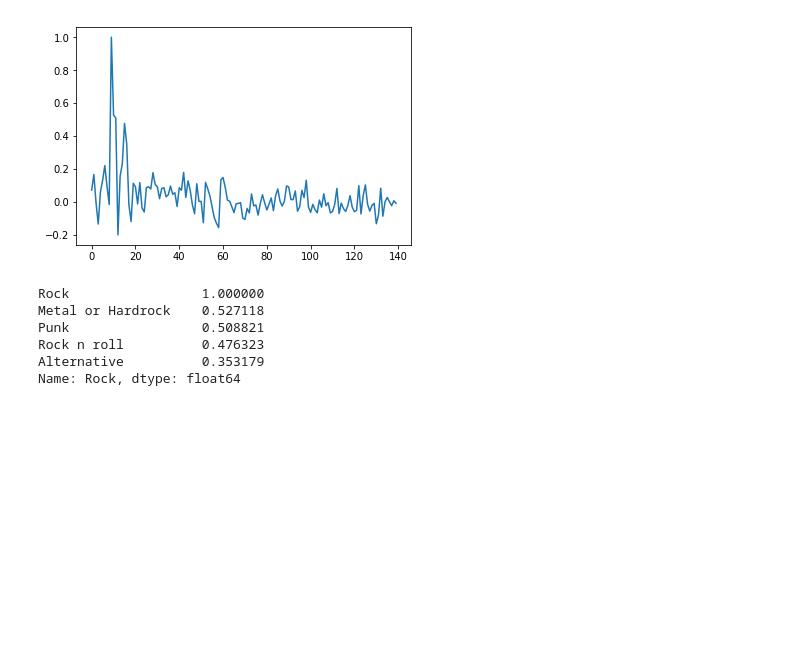
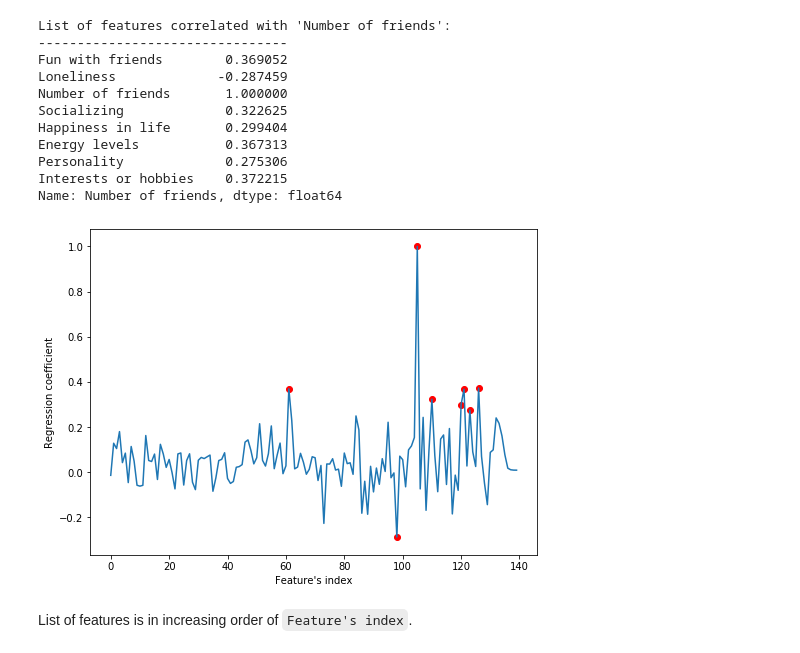
Before and after one commit to KrystianPlackowski/Young-People-Survey, a Jupyter notebook: main.ipynb, the cells around one changed output. Saved outputs shown, nothing was run; the diff lists cells and outputs as text; code cells hidden in the pictures; blank space fills up the shorter version.

```diff
--- a/main.ipynb
+++ b/main.ipynb
@@ -30,6 +49,6 @@ responses['Spiders'].plot.hist(bins=11, alpha=0.5)
 # %%
 music = responses.loc[:,'Dance':'Opera']
-movie = responses.loc[:,'Horror':'Action']
+movies = responses.loc[:,'Horror':'Action']
 hobbies = responses.loc[:,'History':'Pets']
-fobias = responses.loc[:,'Flying':'Fear of public speaking']
-personality = responses.loc[:,'Daily events':'Spending on healthy eating']
+phobias = responses.loc[:,'Flying':'Fear of public speaking']
+personality = responses.loc[:,'Daily events':'Spending on healthy eating'].select_dtypes(include=['int','float'])
@@ -53,5 +57,8 @@ corr.style.background_gradient(cmap='coolwarm')
 ### Highter value = more brave
 # %%
-braveness = (50-fobias.sum(axis=1)) / 10 + 1
-braveness.plot.hist(bins=21, alpha=0.5)
+braveness = (50-phobias.sum(axis=1)) / 10 + 1
+braveness.plot.hist(bins=40, alpha=0.5, density = True)
+
+plt.xlabel('Braveness')
+plt.ylabel('Density')
 # %% [output]
@@ -77,2 +81,4 @@ print( responses_.shape, responses_int.shape)
 # %%
-responses_int_filtered = responses_int#[ responses['Gender'] == 'female']
+responses_int_filtered = responses_int[ responses['Gender'] == 'female']
+responses_male = responses_int[ responses['Gender'] == 'male']
+responses_female = responses_int[ responses['Gender'] == 'female']
@@ -81,30 +87,45 @@ responses_int_filtered = responses_int#[ responses['Gender'] == 'female']
 # %%
-FEATURE = 'Rock'
+#FEATURE = 'Loneliness'
+FEATURE = 'Number of friends'
 
+
+
+rcParams['figure.figsize'] = 8,6
 
 cols = responses_int_filtered.columns.to_list()
 
 correlations = [ responses_int_filtered[FEATURE].corr(responses_int_filtered[f]) for f in cols ]
 
-plt.plot(correlations)
-plt.show()
-
 
 df = pd.DataFrame(correlations, columns = ['Correlations'])
-df = df[ abs(df['Correlations']) > 0.3]
-
+df = df[ abs(df['Correlations']) > 0.25]
 
 corr_features = [ cols[f] for f in df.index ]
 
+corr = responses_int_filtered[corr_features].corr().loc[:,FEATURE]#.drop([FEATURE])
+print( "List of features correlated with '{}':".format(FEATURE))
+print( "--------------------------------")
+print(corr)
 
-corr = responses_int_filtered[corr_features].corr().loc[:,FEATURE]
-corr
-#corr.style.background_gradient(cmap='coolwarm')
+
+
+plt.plot(correlations)
+plt.xlabel('Feature\'s index')
+plt.ylabel('Regression coefficient')
+plt.scatter(df.index, np.array(corr), c='r')
+plt.show()
 # %% [output]
+List of features correlated with 'Number of friends':
+--------------------------------
+Fun with friends        0.369052
+Loneliness             -0.287459
+Number of friends       1.000000
+Socializing             0.322625
+Happiness in life       0.299404
+Energy levels           0.367313
+Personality             0.275306
+Interests or hobbies    0.372215
+Name: Number of friends, dtype: float64
-[figure, old version]
+[figure, new version]
-Rock                 1.000000
-Metal or Hardrock    0.527118
-Punk                 0.508821
-Rock n roll          0.476323
-Alternative          0.353179
-Name: Rock, dtype: float64
+# %% [markdown]
+List of features is in increasing order of `Feature's index`.
```
Also changed, not shown: parts of 60 cells of this notebook, 1 other file.
